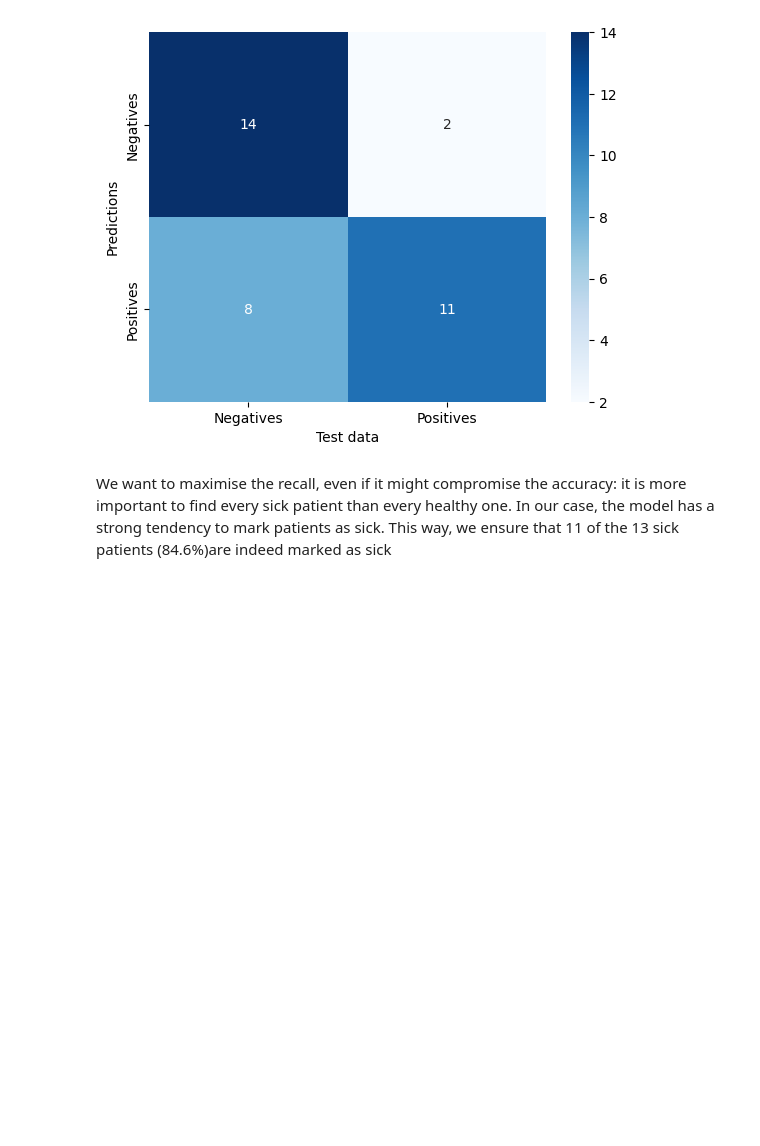
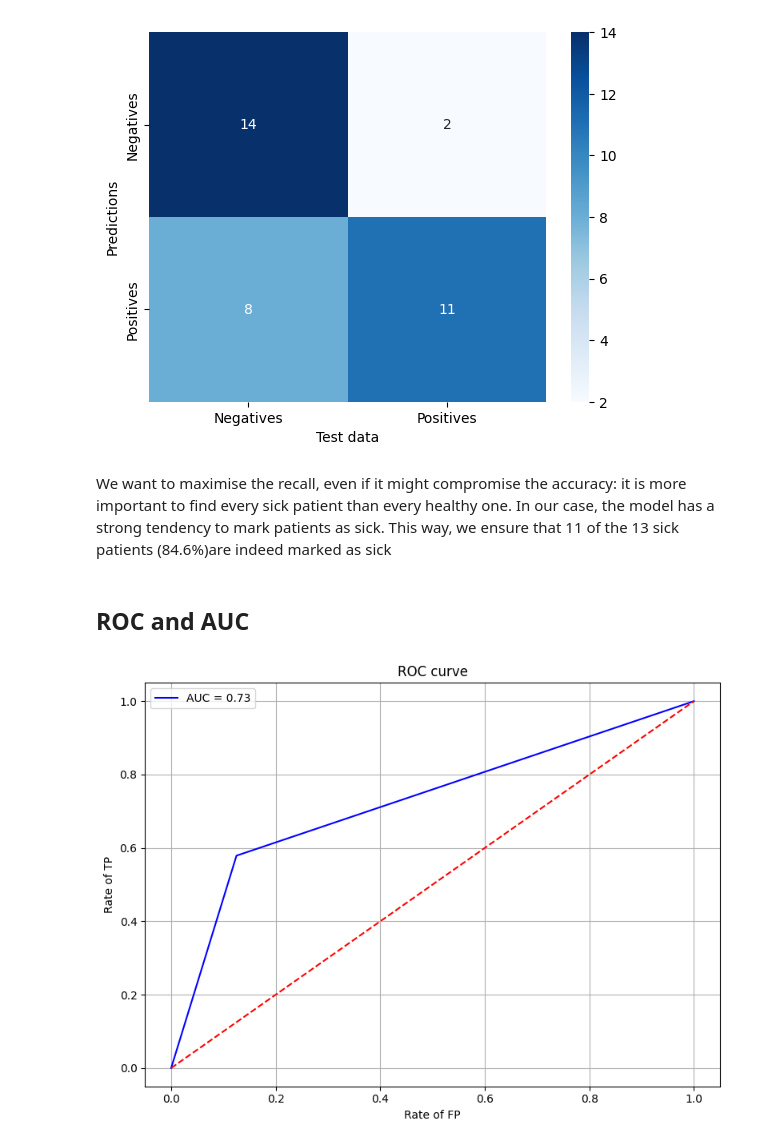
Before and after one commit to ErwanR123/breast-cancer-detection, a Jupyter notebook: naive_bayes.ipynb, the cells around one changed output. Saved outputs shown, nothing was run; the diff lists cells and outputs as text; code cells hidden in the pictures; blank space fills up the shorter version.

```diff
--- a/naive_bayes.ipynb
+++ b/naive_bayes.ipynb
@@ -352,3 +352,24 @@ weighted avg       0.75      0.71      0.71        35
 [figure]
 # %% [markdown]
 We want to maximise the recall, even if it might compromise the accuracy: it is more important to find every sick patient than every healthy one. In our case, the model has a strong tendency to mark patients as sick. This way, we ensure that 11 of the 13 sick patients (84.6%)are indeed marked as sick
+# %% [markdown]
+## ROC and AUC
+# %%
+# Courbe ROC et AUC
+from sklearn.metrics import roc_curve, auc
+
+fpr, tpr, thresholds = roc_curve(y_test, y_pred)
+roc_auc = auc(fpr, tpr)
+
+plt.figure(figsize=(8, 6))
+plt.plot(fpr, tpr, label=f'AUC = {roc_auc:.2f}', color='blue')
+plt.plot([0, 1], [0, 1], linestyle='--', color='red')
+plt.title("ROC curve")
+plt.xlabel("Rate of FP")
+plt.ylabel("Rate of TP")
+plt.grid(True)
+plt.legend()
+plt.tight_layout()
+plt.show()
+# %% [output]
+[figure, added]
```
Also changed, not shown: parts of 1 cell of this notebook.
